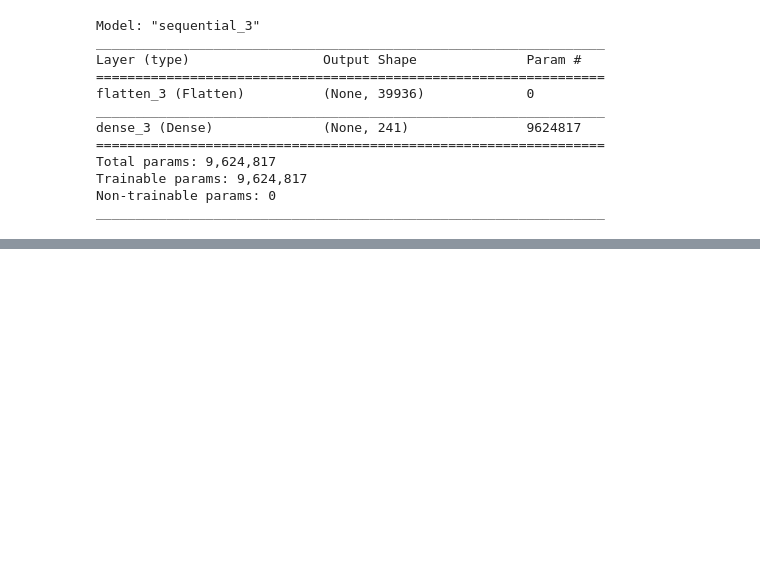
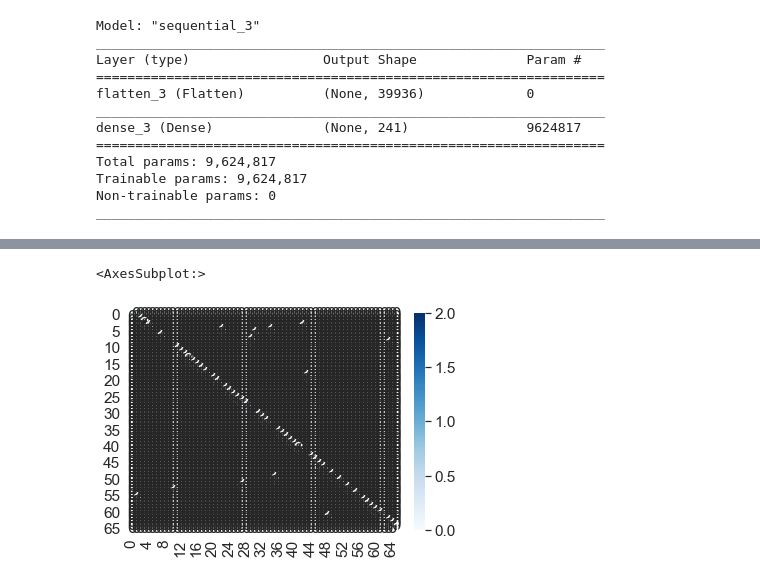
Before and after one commit to FaisalAhmedBijoy/NSL-RA-Training, a Jupyter notebook: Deep learning/Iris Image Classfication/Iris Classification Paper.ipynb, the cells around one changed output, grey strips where cells are left out. Cells and saved outputs as stored; diff of their text form; code cells hidden in the pictures; blank space fills up the shorter version.

Commit message:
Calculate precision recall f1score and support and confusion matrix
Calculate precision recall f1score and support and confusion matrix

```diff
--- a/Deep learning/Iris Image Classfication/Iris Classification Paper.ipynb
+++ b/Deep learning/Iris Image Classfication/Iris Classification Paper.ipynb
@@ -286,0 +289,4 @@ _________________________________________________________________
+# %%
+from sklearn.metrics import roc_curve
+y_pred_keras = model.predict(X_test)
+#fpr_keras, tpr_keras, thresholds_keras = roc_curve(y_test, y_pred_keras)
@@ -286,0 +333,3 @@ _________________________________________________________________
+# %%
+predict_values=np.argmax(y_pred_keras,axis=-1)
+predict_values
@@ -286,0 +342,3 @@ _________________________________________________________________
+# %%
+true_values=np.argmax(y_test,axis=-1)
+true_values
@@ -286,0 +378,4 @@ _________________________________________________________________
+# %%
+from sklearn.metrics import confusion_matrix
+cm=confusion_matrix(true_values,predict_values)
+print(cm)
@@ -286,0 +392,6 @@ _________________________________________________________________
+# %%
+sns.set(font_scale=1.4)
+sns.heatmap(cm,annot=True,fmt='d',cmap='Blues')
+# %% [output]
+<AxesSubplot:>
+[figure, added]
```
Also changed, not shown: parts of 14 cells of this notebook.
